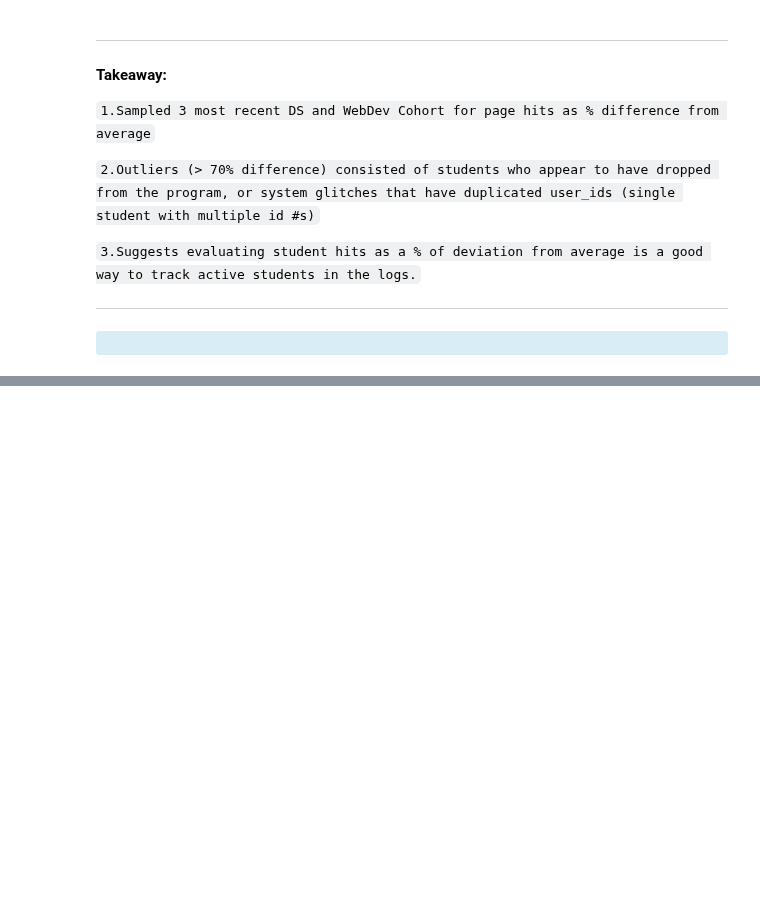
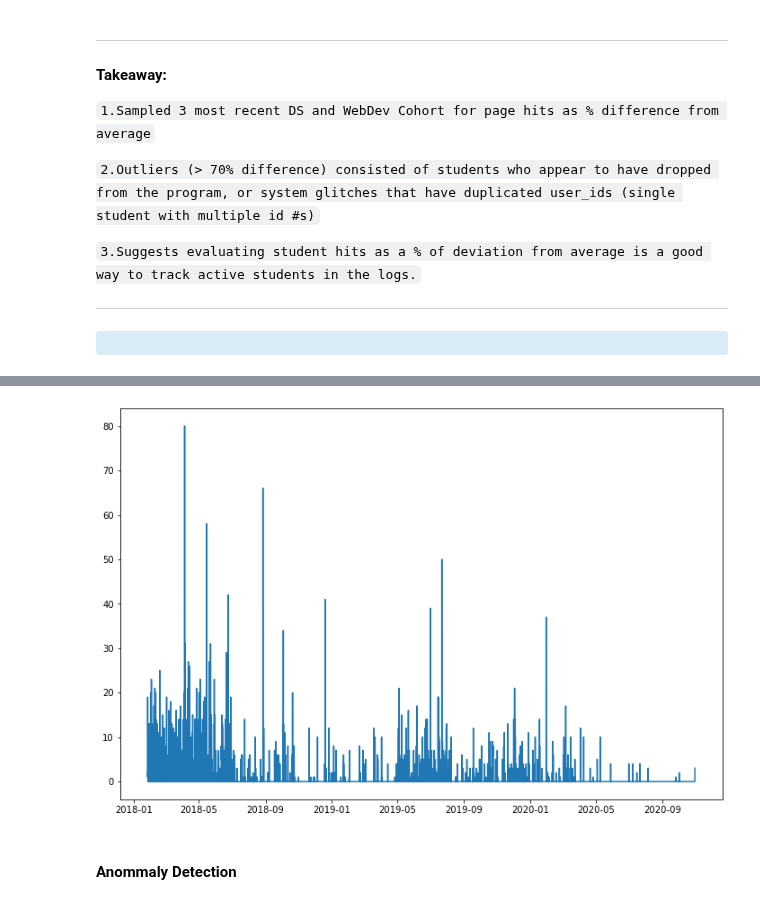
Before and after one commit to CSolitaire/anomaly-detection-exercises, a Jupyter notebook: anomaly_detection_mini_project.ipynb, the cells around one changed output, grey strips where cells are left out. Drawn from its saved outputs; the diff is of its cells as text; code cells hidden in the pictures; blank space fills up the shorter version.

```diff
--- a/anomaly_detection_mini_project.ipynb
+++ b/anomaly_detection_mini_project.ipynb
@@ -1124,0 +1223,4 @@ io[io['ip'].str.match('99.43.143.116')]
+# %%
+# This df contains anyone on logs that was not listed as belonging to a cohort
+unknown = wrangle.unknown_df(df)
+unknown.head()
@@ -1124,0 +1333,4 @@ io[io['ip'].str.match('99.43.143.116')]
+# %%
+day = unknown[['ip']]
+day = day.resample("H").count()
+day
@@ -1124,0 +1352,12 @@ io[io['ip'].str.match('99.43.143.116')]
+# %%
+# Visualize Splits (Sanity Check)
+x = day.index
+y = day.ip
+
+plt.figure(figsize=(12, 8))
+plt.plot(x,y)
+plt.show()
+# %% [output]
+[figure, added]
+# %% [markdown]
+#### Anommaly Detection
```
Also changed, not shown: parts of 31 cells of this notebook.
